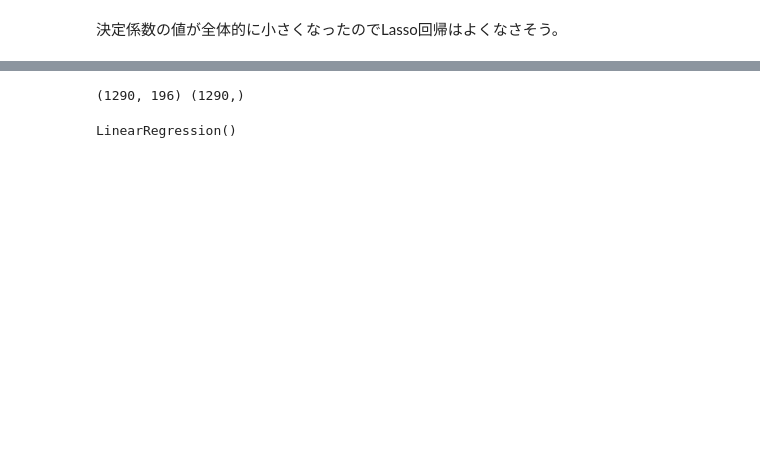
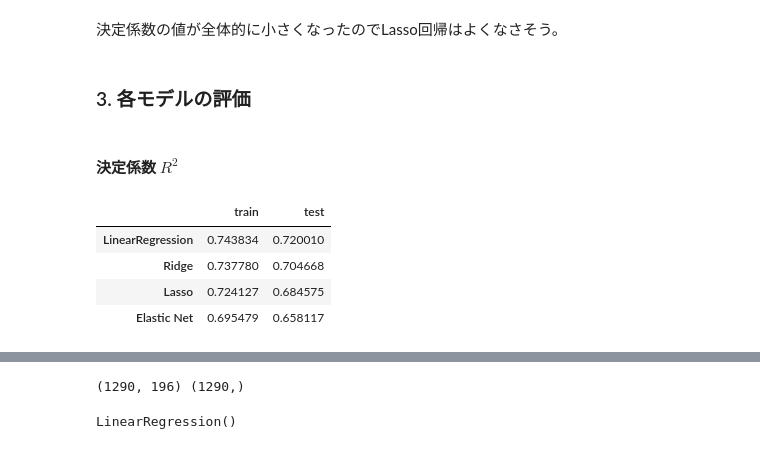
Before and after one commit to tkkazuya/machine_learning, a Jupyter notebook: Regression/Regression.ipynb, the cells around one changed output, grey strips where cells are left out. Drawn from its saved outputs; the diff is of its cells as text; code cells hidden in the pictures; blank space fills up the shorter version.

```diff
--- a/Regression/Regression.ipynb
+++ b/Regression/Regression.ipynb
@@ -112 +96,10 @@ print('目標値: ', t_test[0])
+# %%
+y_model_train = model.predict(x_train)
+y_model_test = model.predict(x_test)
+y_ridge_train = ridge.predict(x_train)
+y_ridge_test = ridge.predict(x_test)
+y_lasso_train = lasso.predict(x_train)
+y_lasso_test = lasso.predict(x_test)
+y_Elastic_train = Elastic.predict(x_train)
+y_Elastic_test = Elastic.predict(x_test)
 # %% [markdown]
@@ -202,3 +153,35 @@ test score :  0.6387858393872508
 目標値 19.5
 # %% [markdown]
 決定係数の値が全体的に小さくなったのでLasso回帰はよくなさそう。
+# %% [markdown]
+### 3. 各モデルの評価
+# %% [markdown]
+#### 決定係数 $R^2$
+# %%
+from sklearn.metrics import r2_score
+
+model_train_r2 = r2_score(t_train, y_model_train)
+model_test_r2 = r2_score(t_test, y_model_test)
+ridge_train_r2 = r2_score(t_train, y_ridge_train)
+ridge_test_r2 = r2_score(t_test, y_ridge_test)
+lasso_train_r2 = r2_score(t_train, y_lasso_train)
+lasso_test_r2 = r2_score(t_test, y_lasso_test)
+Elastic_train_r2 = r2_score(t_train, y_Elastic_train)
+Elastic_test_r2 = r2_score(t_test, y_Elastic_test)
+
+df_r2 = pd.DataFrame(
+    data=np.array([[model_train_r2, model_test_r2],
+                   [ridge_train_r2, ridge_test_r2],
+                   [lasso_train_r2, lasso_test_r2],
+                   [Elastic_train_r2, Elastic_test_r2]]),
+    index=['LinearRegression','Ridge','Lasso','Elastic Net'],
+    columns=['train','test']
+)
+
+df_r2
+# %% [output]
+|  | train | test |
+| LinearRegression | 0.743834 | 0.720010 |
+| Ridge | 0.737780 | 0.704668 |
+| Lasso | 0.724127 | 0.684575 |
+| Elastic Net | 0.695479 | 0.658117 |
```
Also changed, not shown: parts of 44 cells of this notebook.
